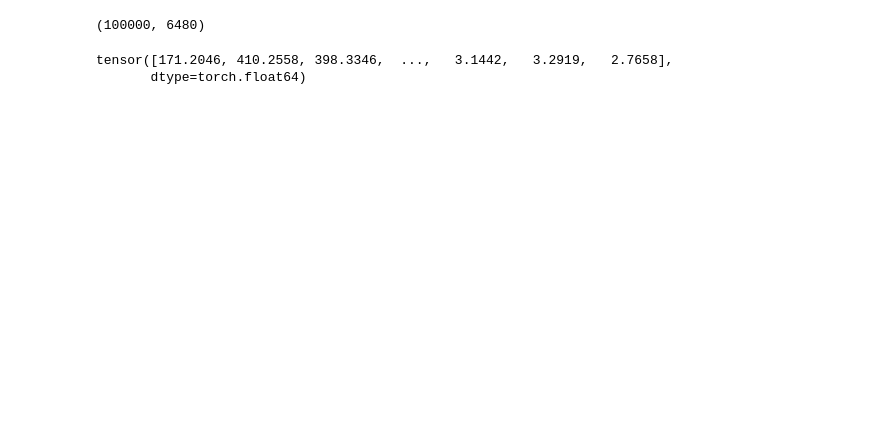
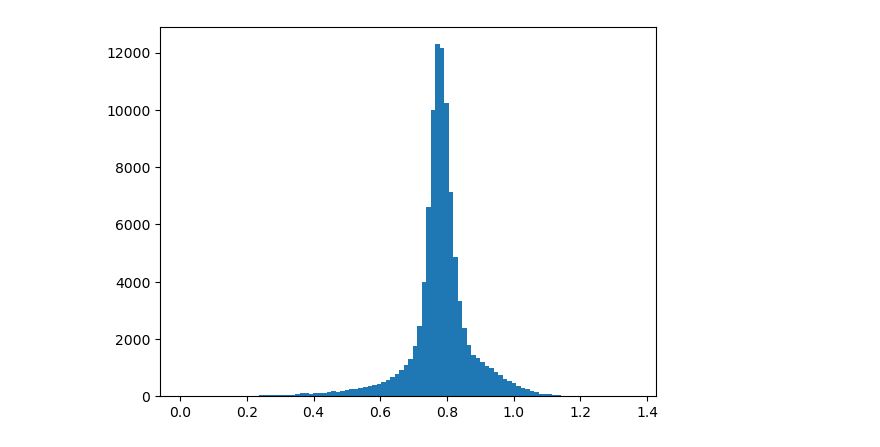
Before and after one commit to kaechb/CaloChallenge, a Jupyter notebook: eval.ipynb, the cells around one changed output. Cells and saved outputs as stored; diff of their text form; code cells hidden in the pictures; blank space fills up the shorter version.

Commit message:
good model, but scaled keyword doesnt work yet

```diff
--- a/eval.ipynb
+++ b/eval.ipynb
@@ -57,36 +69,0 @@ tensor([[[[0., 0., 0.,  ..., 0., 0., 0.],
-# %%
-middle=[]
-model.load_datamodule(dl)
-voxel_shape=(45,16,9)
-c=0
-g=0
-Es=[]
-with torch.no_grad():
-    for i in dl.train_dataloader():
-        with torch.no_grad():
-            cond=i[2]
-            E=cond.clone().exp()
-            cond=torch.cat((cond.reshape(-1,1),(~i[1]).float().sum(1).reshape(-1,1)),dim=-1).float()
-            x=model.sampleandscale(i[0],mask=i[1].bool(),cond=cond,scale=True)
-            voxel_tensor=torch.zeros((len(i[0]),*voxel_shape)).clone()
-            E_tensor=torch.zeros((len(i[0]))).clone()
-            for _,k in enumerate(x):
-                values=k[:,0]
-
-                indices=k[:,1:]
-                g+=len(k)
-                torch.clamp(indices[:,0],0,voxel_shape[0]-1,out=indices[:,0])
-                torch.clamp(indices[:,1],0,voxel_shape[1]-1,out=indices[:,1])
-                torch.clamp(indices[:,2],0,voxel_shape[2]-1,out=indices[:,2])
-
-                indices=indices[values>0]
-                values=values[values>0]
-                counts=indices.unique()[1].max()
-                # print(indices,values)
-                if counts>1:
-                    c+=counts.sum()
-
-                voxel_tensor[_]=torch.sparse_coo_tensor(indices=indices.T,values=values,size=voxel_shape).coalesce().to_dense()
-            E_tensor=E.exp()
-            middle.append(voxel_tensor)
-            Es.append(E_tensor)
@@ -95,5 +69,0 @@ indices.unique(dim=0,return_counts=True)[1].sum()
-# %%
-middle_=torch.vstack(middle).reshape(-1,voxel_shape[0]*voxel_shape[1]*voxel_shape[2]).numpy()
-middle_.shape
-# %% [output]
-(100000, 6480)
@@ -107,8 +77,9 @@ with h5py.File("middle2.hdf5", "w-") as h5_file:
     N = len(middle_) # find the length of my dataset
     h5_file.create_dataset('incident_energies', shape=(N, ), dtype=np.float32, data=E.numpy())
     h5_file.create_dataset('showers', shape=(N,voxel_shape[0]*voxel_shape[1]*voxel_shape[2] ), dtype=np.float32, data=middle_)
-# %%
-E
-# %% [output]
-tensor([171.2046, 410.2558, 398.3346,  ...,   3.1442,   3.2919,   2.7658],
-       dtype=torch.float64)
+# %%
+import matplotlib.pyplot as plt
+plt.hist(middle_.reshape(-1,voxel_shape[0],voxel_shape[1],voxel_shape[2])[:,:,:,:].sum(3).sum(2).sum(1)/E.numpy(),bins=100);
+# plt.yscale("log")
+# %% [output]
+[figure, added]
```
Also changed, not shown: parts of 15 cells of this notebook, 8 other files.
